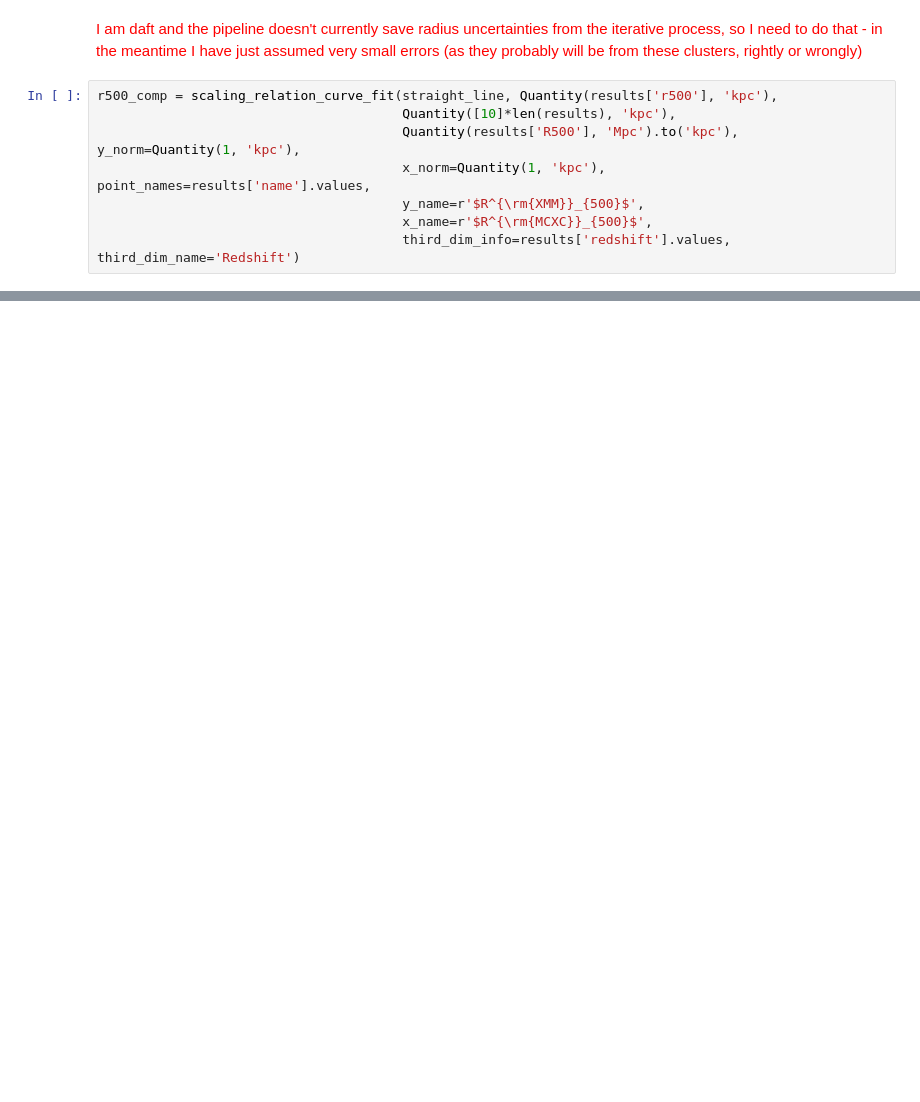
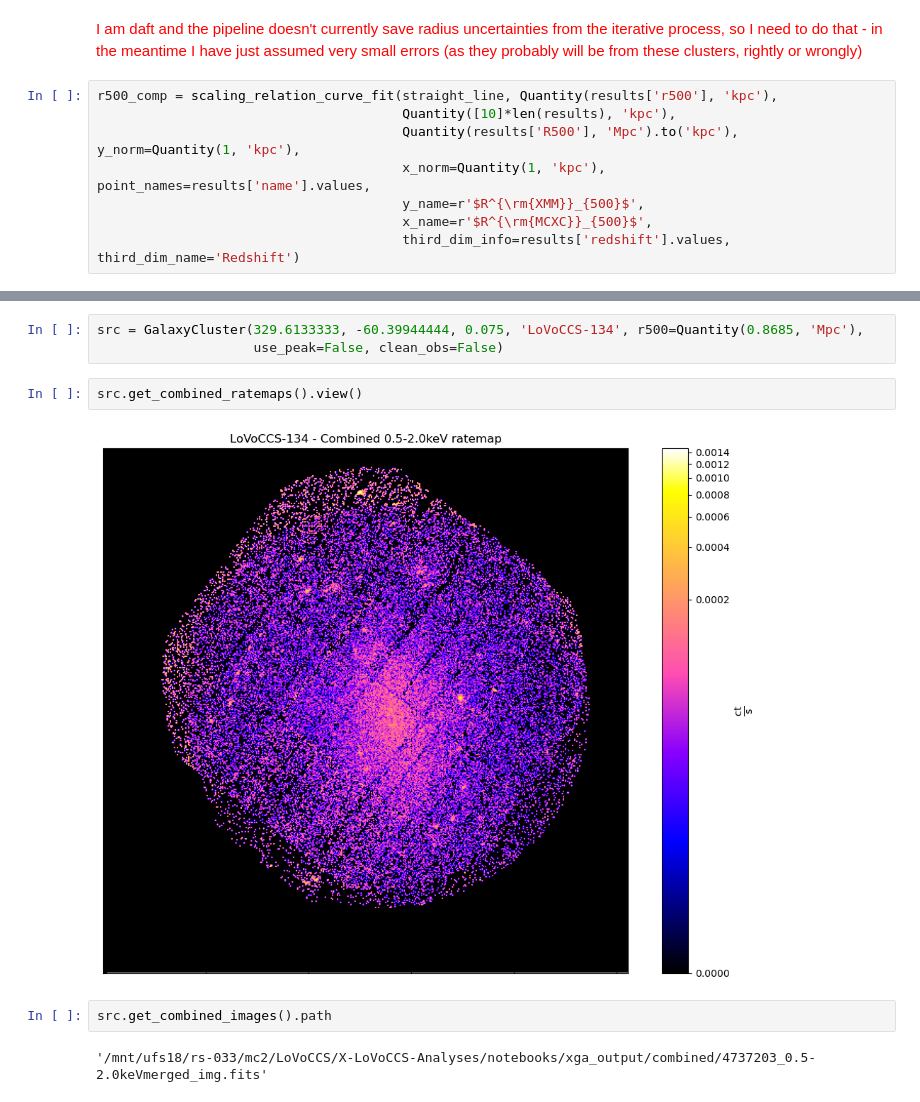
Before and after one commit to LoVoCCS/X-LoVoCCS-Analyses, a Jupyter notebook: notebooks/global_properties/ltr_pipeline.ipynb, the cells around one changed output, grey strips where cells are left out. Cells and saved outputs as stored; diff of their text form; blank space fills up the shorter version.

```diff
--- a/notebooks/global_properties/ltr_pipeline.ipynb
+++ b/notebooks/global_properties/ltr_pipeline.ipynb
@@ -291,0 +330,11 @@ plt.show()
+# %%
+src = GalaxyCluster(329.6133333, -60.39944444, 0.075, 'LoVoCCS-134', r500=Quantity(0.8685, 'Mpc'),
+                    use_peak=False, clean_obs=False)
+# %%
+src.get_combined_ratemaps().view()
+# %% [output]
+[figure, added]
+# %%
+src.get_combined_images().path
+# %% [output]
+'/mnt/ufs18/rs-033/mc2/LoVoCCS/X-LoVoCCS-Analyses/notebooks/xga_output/combined/4737203_0.5-2.0keVmerged_img.fits'
```
Also changed, not shown: parts of 10 cells of this notebook, 8 other files.
